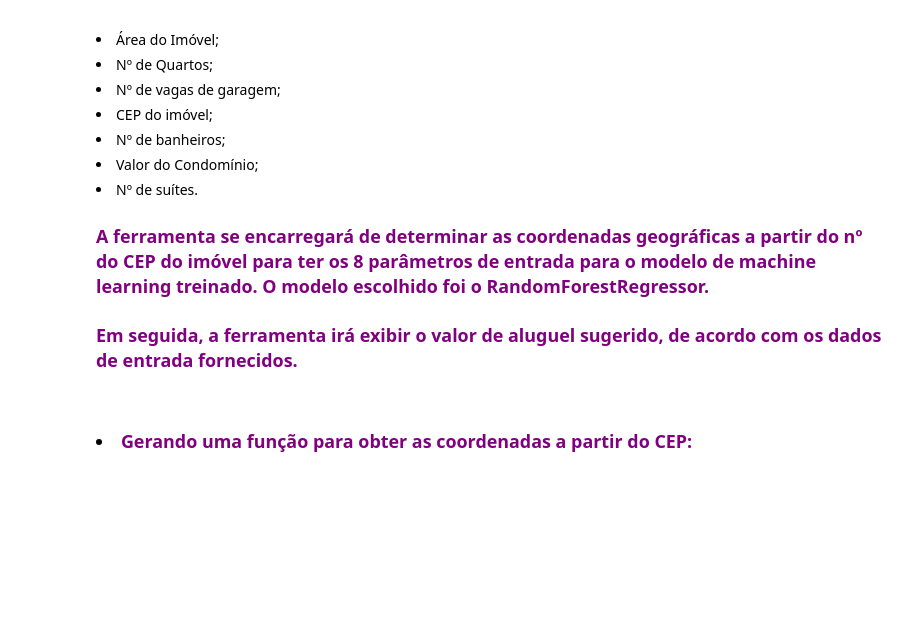
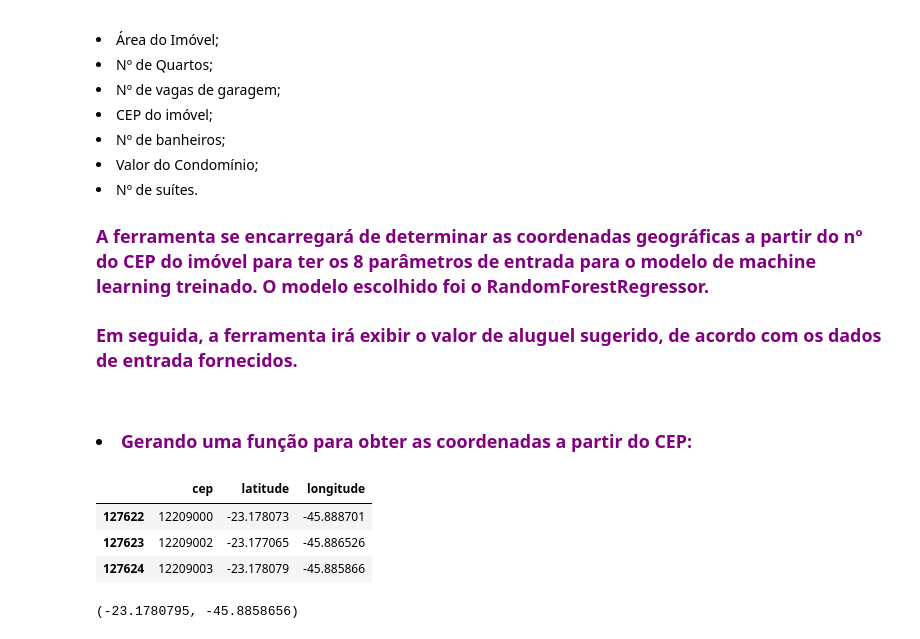
Before and after one commit to fabiollg/PI-4_Predicao_Valores_Imoveis_SJC, a Jupyter notebook: PI_4_Predicao_Valores_Imoveis_SJC.ipynb, the cells around one changed output. Saved outputs shown, nothing was run; the diff lists cells and outputs as text; code cells hidden in the pictures; blank space fills up the shorter version.

```diff
--- a/PI_4_Predicao_Valores_Imoveis_SJC.ipynb
+++ b/PI_4_Predicao_Valores_Imoveis_SJC.ipynb
@@ -1098,3 +1098,10 @@ plt.show()
 ### <font color="#800080">Em seguida, a ferramenta irá exibir o valor de aluguel sugerido, de acordo com os dados de entrada fornecidos.</font>
 # %% [markdown]
 ### <li><font color="#800080">Gerando uma função para obter as coordenadas a partir do CEP:</font>
+# %%
+url_cep2018_filt.head(3)
+# %% [output]
+|  | cep | latitude | longitude |
+| 127622 | 12209000 | -23.178073 | -45.888701 |
+| 127623 | 12209002 | -23.177065 | -45.886526 |
+| 127624 | 12209003 | -23.178079 | -45.885866 |
@@ -1100,0 +1115,5 @@ plt.show()
+# %%
+# Testando a função:
+cep_coord(12209003)
+# %% [output]
+(-23.1780795, -45.8858656)
```
Also changed, not shown: parts of 1 cell of this notebook.
